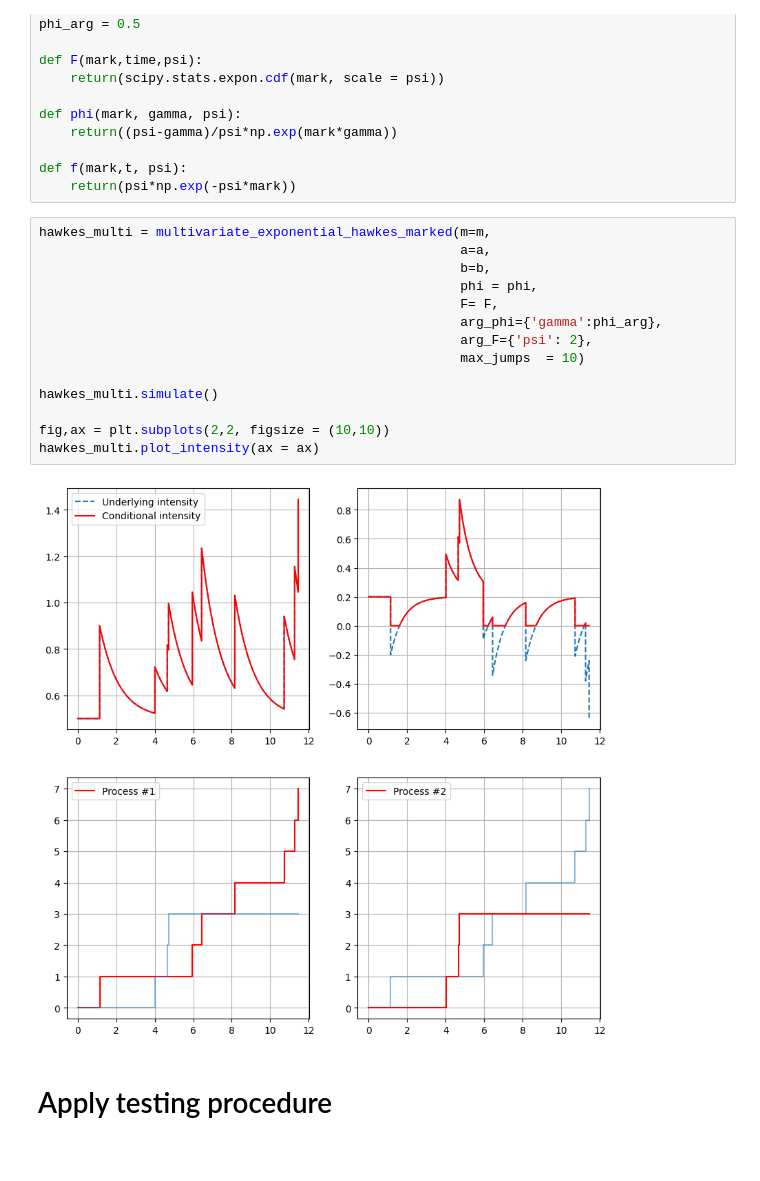
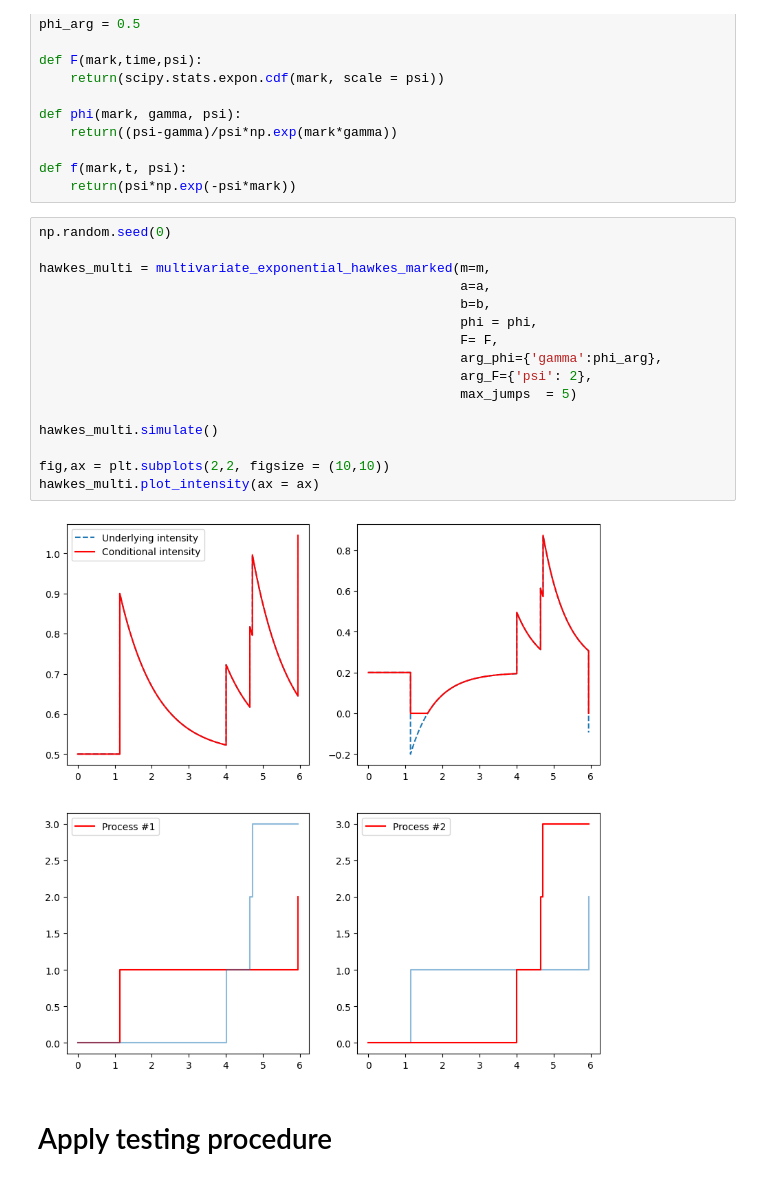
Before and after one commit to Msadeler/marked_exp_hawkes, a Jupyter notebook: example.ipynb, the cells around one changed output. Saved outputs shown, nothing was run; the diff lists cells and outputs as text.

```diff
--- a/example.ipynb
+++ b/example.ipynb
@@ -82,21 +72,23 @@ def phi(mark, gamma, psi):
 def f(mark,t, psi):
     return(psi*np.exp(-psi*mark))
 # %%
+np.random.seed(0)
+
 hawkes_multi = multivariate_exponential_hawkes_marked(m=m,
                                                       a=a,
                                                       b=b,
                                                       phi = phi,
                                                       F= F,
                                                       arg_phi={'gamma':phi_arg},
                                                       arg_F={'psi': 2},
-                                                      max_jumps  = 10)
+                                                      max_jumps  = 5)
 
 hawkes_multi.simulate()
 
 fig,ax = plt.subplots(2,2, figsize = (10,10))
 hawkes_multi.plot_intensity(ax = ax)
 # %% [output]
-[figure, old version]
+[figure, new version]
 # %% [markdown]
 # Apply testing procedure
 # %% [markdown]
```
Also changed, not shown: parts of 3 cells of this notebook, 1 other file.
